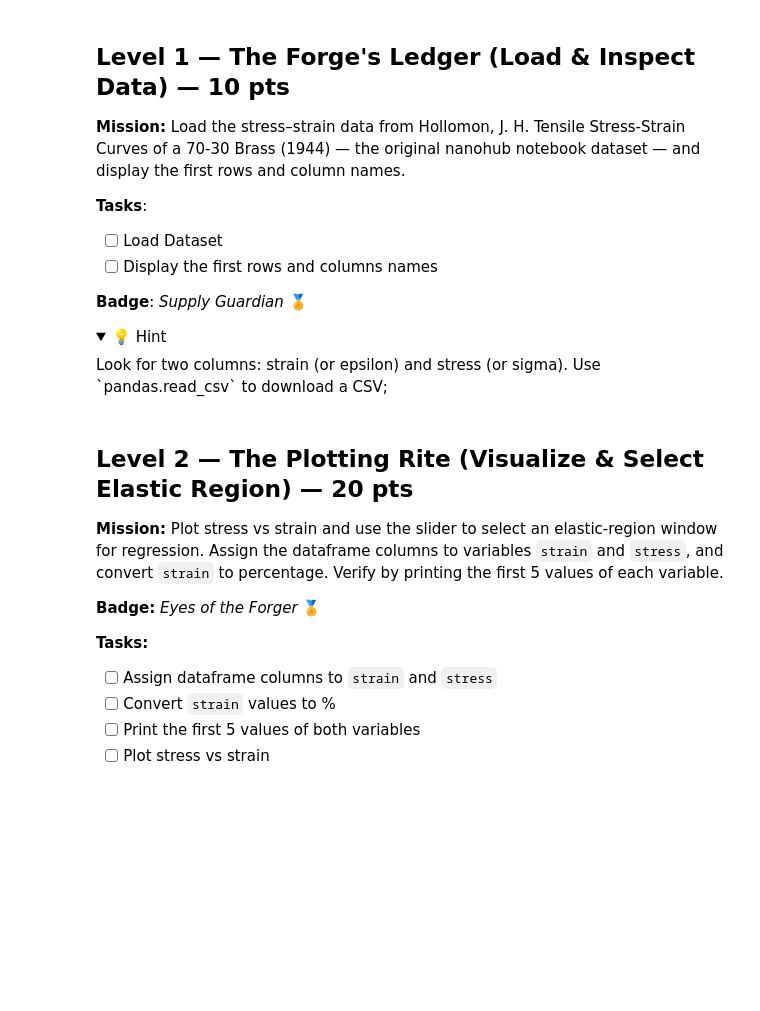
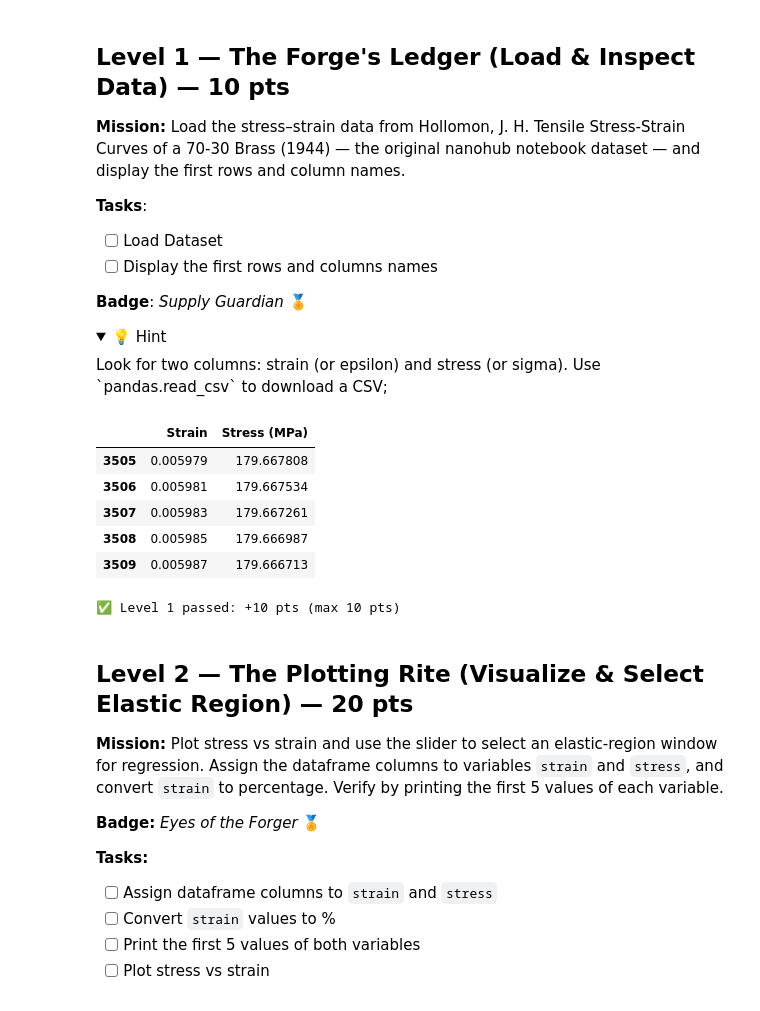
Before and after one commit to euconstante/datascience-ws25-public, a Jupyter notebook: 01_LinearRegression/linear_regression.ipynb, the cells around one changed output. Saved outputs shown, nothing was run; the diff lists cells and outputs as text; code cells hidden in the pictures; folded sections open; blank space fills up the shorter version.

```diff
--- a/01_LinearRegression/linear_regression.ipynb
+++ b/01_LinearRegression/linear_regression.ipynb
@@ -67,23 +68,29 @@ section_scores = {
 # %%
 # TASK: define the path. Where is your data?
 # Set the name of the data file, which should be organized in two columns,
 # Strain in column 1 and stress in column 2.
 # The .csv file should be in the same folder as the jupyter notebook otherwise, you need to adjust the filename
 
 ### BEGIN SOLUTION
-path = './data/Brass_grainsize_0_015mm.csv'
+path = '../data/Brass_grainsize_0_015mm.csv'
 
 # load your data; keep it simple with pandas
 data = pd.read_csv(path, delimiter=',')
 
 # display the "head" (first five rows) of the dataframe
 # try different commands of displaying the dataframe,
 
 data.tail()
 ### END SOLUTION
+# %% [output]
+|  | Strain | Stress (MPa) |
+| 3505 | 0.005979 | 179.667808 |
+| 3506 | 0.005981 | 179.667534 |
+| 3507 | 0.005983 | 179.667261 |
+| 3508 | 0.005985 | 179.666987 |
+| 3509 | 0.005987 | 179.666713 |
 # %%
 # HIDDEN TEST CELL: Level 1
-import pandas as pd
 
 max_points = 10  # maximum points for this section
 
@@ -103,6 +110,8 @@ try:
 
 except AssertionError as e:
     print(f"❌ Level 1 failed: {e}")
+# %% [output]
+✅ Level 1 passed: +10 pts (max 10 pts)
 # %% [markdown]
 ## Level 2 — The Plotting Rite (Visualize & Select Elastic Region) — 20 pts
 
```
Also changed, not shown: parts of 8 cells of this notebook, 1 other file.
